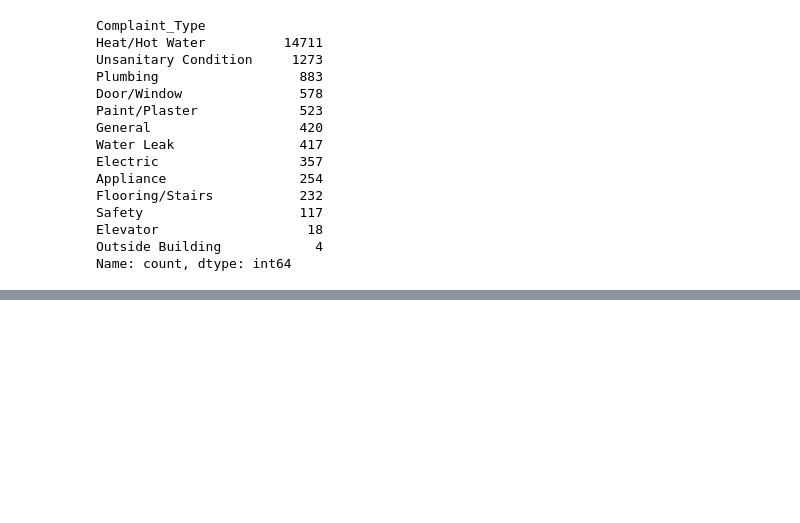
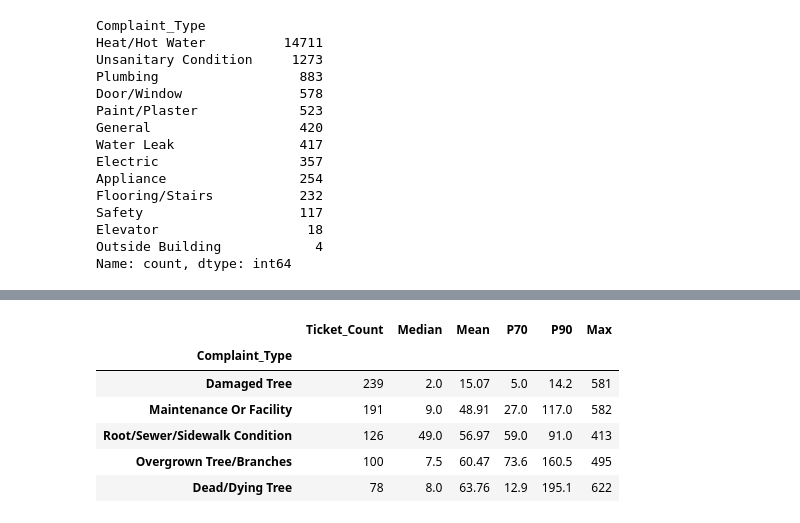
Before and after one commit to JunayedMh/nyc-311-resolution-time-analysis, a Jupyter notebook: notebook/EDA.ipynb, the cells around one changed output, grey strips where cells are left out. Saved outputs shown, nothing was run; the diff lists cells and outputs as text; code cells hidden in the pictures; blank space fills up the shorter version.

```diff
--- a/notebook/EDA.ipynb
+++ b/notebook/EDA.ipynb
@@ -698,0 +854,10 @@ Name: count, dtype: int64
+# %%
+agency_vs_complaints.loc["DPR"].sort_values(by="Ticket_Count", ascending=False).head(5)
+# %% [output]
+|  | Ticket_Count | Median | Mean | P70 | P90 | Max |
+| Complaint_Type |  |  |  |  |  |  |
+| Damaged Tree | 239 | 2.0 | 15.07 | 5.0 | 14.2 | 581 |
+| Maintenance Or Facility | 191 | 9.0 | 48.91 | 27.0 | 117.0 | 582 |
+| Root/Sewer/Sidewalk Condition | 126 | 49.0 | 56.97 | 59.0 | 91.0 | 413 |
+| Overgrown Tree/Branches | 100 | 7.5 | 60.47 | 73.6 | 160.5 | 495 |
+| Dead/Dying Tree | 78 | 8.0 | 63.76 | 12.9 | 195.1 | 622 |
```
Also changed, not shown: parts of 28 cells of this notebook.
